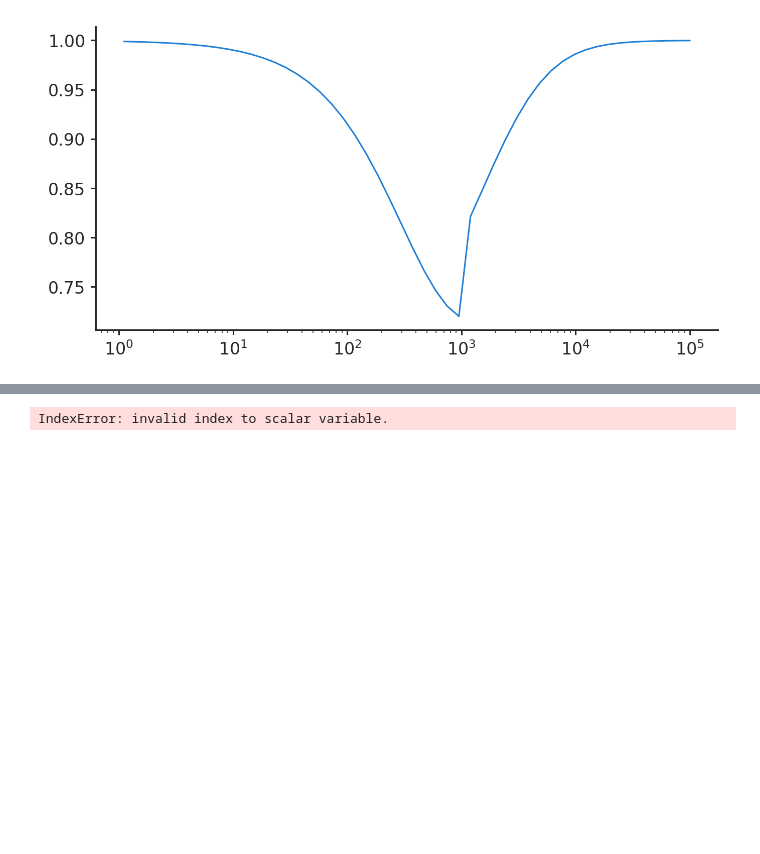
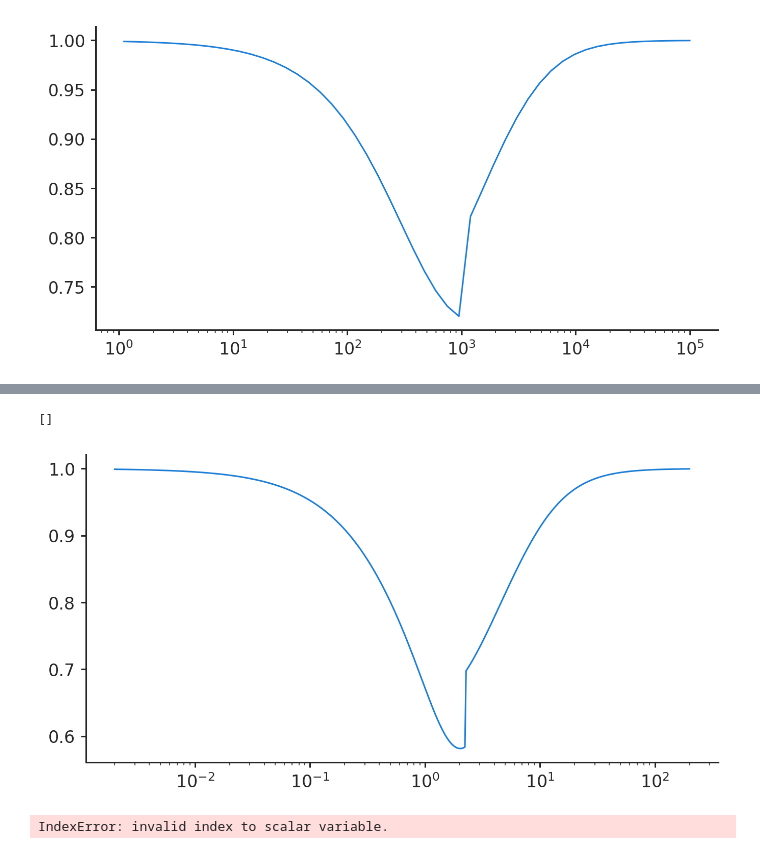
Before and after one commit to vsbuffalo/bprime, a Jupyter notebook: notebooks/region_simulations.ipynb, the cells around one changed output, grey strips where cells are left out. Drawn from its saved outputs; the diff is of its cells as text; code cells hidden in the pictures; blank space fills up the shorter version.

```diff
--- a/notebooks/region_simulations.ipynb
+++ b/notebooks/region_simulations.ipynb
@@ -277,3 +288,11 @@ ax.set_yticks([0.7, 0.8, 0.9, 1])
+# %%
+x2 = np.logspace(-5, 0, 500)
+b1 = np.array(bgs_segment_sc16_vec(1e-8, x2, L, rbp, N, dont_fallback=False))
+plt.plot(2e-8*L/x2, b1)
+plt.semilogx()
+# %% [output]
+[]
+[figure, added]
 # %%
 Vs = defaultdict(list)
 Ts = defaultdict(list)
```
Also changed, not shown: parts of 3 cells of this notebook, 1 other file.
